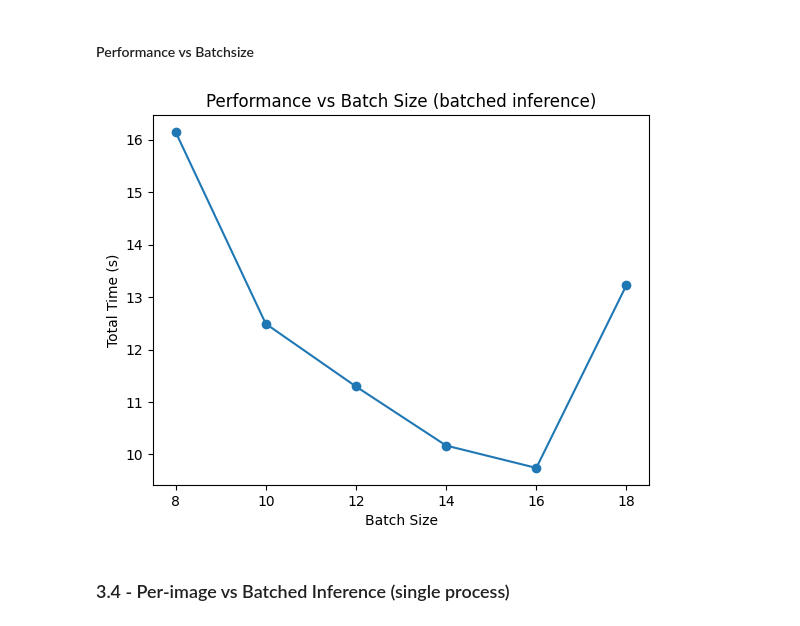
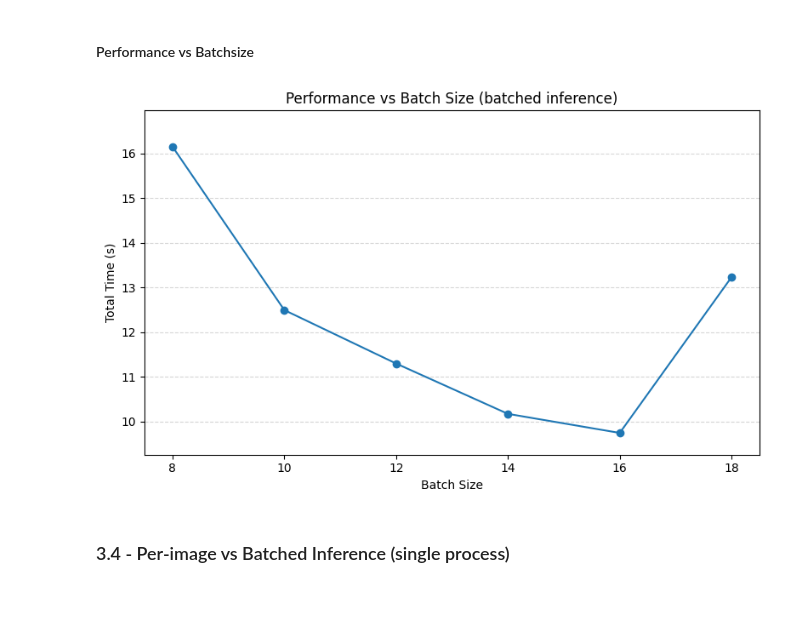
Before and after one commit to G-Gress/python_parallelism, a Jupyter notebook: notebooks/exploration.ipynb, the cells around one changed output. Drawn from its saved outputs; the diff is of its cells as text; code cells hidden in the pictures; blank space fills up the shorter version.

```diff
--- a/notebooks/exploration.ipynb
+++ b/notebooks/exploration.ipynb
@@ -601,24 +612,3 @@ max  = 7.5327s
 #### Speed Comparison
 # %% [markdown]
 Loading benchmark worker statistics.
-# %%
-json_path = BENCHMARK_RESULTS_PATH
-
-if json_path.exists():
-    with open(json_path) as f:
-        data = json.load(f)
-    print(f"Loaded benchmark results from {json_path} \n")
-
-    rows = [
-    ("Full dict  | 4 workers (physical)", data["process_full_4w"]["stats"]),
-    ("Full dict  | 8 workers (logical) ", data["process_full_8w"]["stats"]),
-    ("Min  dict  | 4 workers (physical)", data["process_min_4w"]["stats"]),
-    ("Min  dict  | 8 workers (logical) ", data["process_min_8w"]["stats"]),
-    ]
-
-    header = f"{'Variant':<38} {'Mean':>8} {'Std':>8} {'Min':>8} {'Max':>8}"
-    print(header)
-    print("-" * len(header))
-    for label, b in rows:
-        print(f"{label:<38} {b['mean']:>7.3f}s {b['std']:>7.3f}s {b['min']:>7.3f}s {b['max']:>7.3f}s")
-else:    print(f"No benchmark results found at {json_path}")
@@ -1287,16 +1173,15 @@ for b in CNN_BATCH_SIZES:
 #### Performance vs Batchsize
 # %%
 # Plot total time vs batch size
+sweep = [(df_benchmark.loc[f'extract_features_batched_{b}', 'mean'], b) for b in CNN_BATCH_SIZES]
 total_times = [d[0] for d in sweep]
-
-plt.plot(CNN_BATCH_SIZES, total_times, marker='o')
-plt.title('Performance vs Batch Size (batched inference)')
-plt.xlabel('Batch Size')
-plt.ylabel('Total Time (s)')
-plt.xticks(CNN_BATCH_SIZES)
-plt.show()
+plot_total_time_vs_batch_size(
+    CNN_BATCH_SIZES,
+    total_times,
+    title="Performance vs Batch Size (batched inference)",
+ );
 # %% [output]
-[figure, old version]
+[figure, new version]
 # %% [markdown]
 ### 3.4 - Per-image vs Batched Inference (single process)
 # %% [markdown]
```
Also changed, not shown: parts of 20 cells of this notebook.
